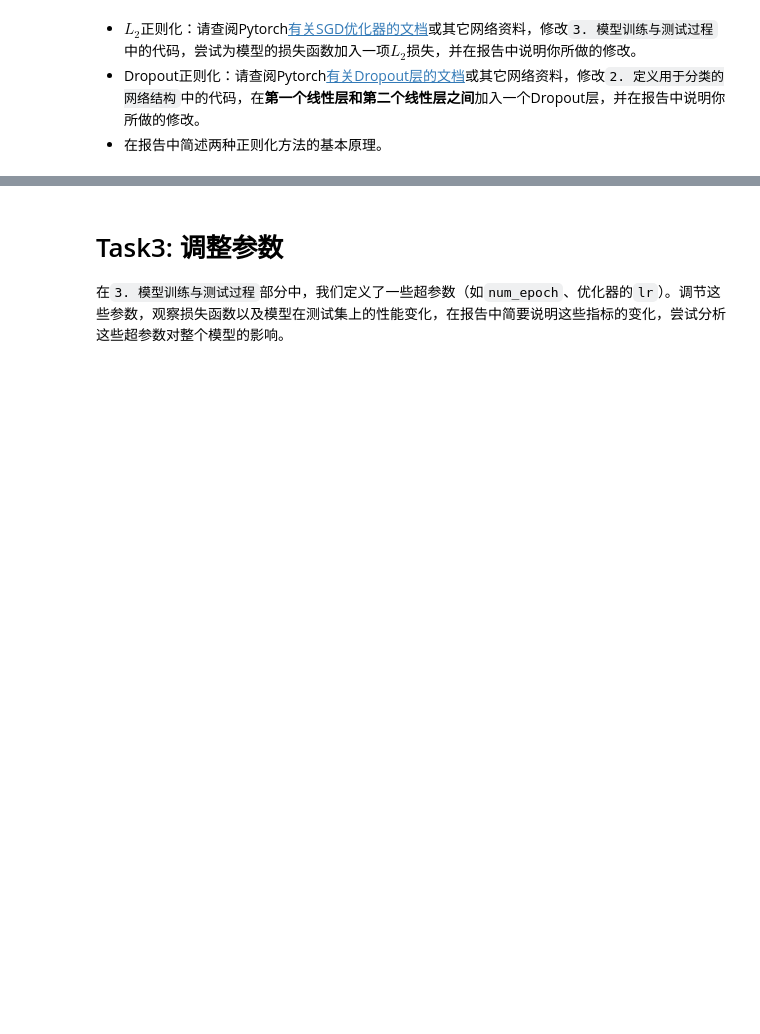
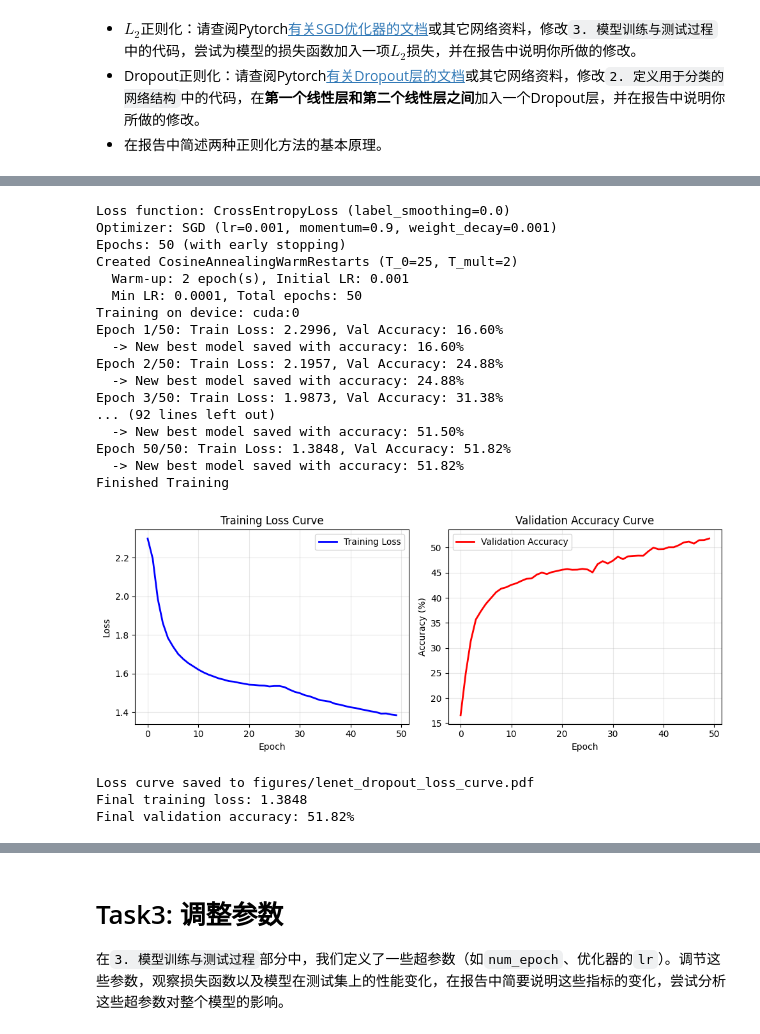
Before and after one commit to Snivallus/Introduction-to-AI-Project-01, a Jupyter notebook: project.ipynb, the cells around one changed output, grey strips where cells are left out. Drawn from its saved outputs; the diff is of its cells as text; code cells hidden in the pictures; blank space fills up the shorter version.

```diff
--- a/project.ipynb
+++ b/project.ipynb
@@ -352,8 +376,10 @@ lenet_baseline = lenet_baseline.to(device)
 
 # --- Shared hyperparameters (used across multiple experiments) ---
 LR = 0.001
+MIN_LR = LR * 0.1
 MOMENTUM = 0.9
-NUM_EPOCHS = 20
+NUM_EPOCHS = 50
+EARLY_STOPPING_PATIENCE = 10
 
 # --- Baseline experiment ---
 LABEL_SMOOTHING = 0.0  # Will be adjusted in Task3
@@ -374,25 +400,23 @@ scheduler_config_baseline = create_learning_rate_scheduler(
     optimizer_baseline,
     scheduler_type='cosine',
     total_epochs=NUM_EPOCHS,
-    initial_lr=LR
+    initial_lr=LR,
+    min_lr=MIN_LR
 )
 
 # Train the network
 save_path_baseline = 'checkpoints/lenet_baseline'
 train_losses_baseline, val_accuracies_baseline = train_model(
     model=lenet_baseline,
-    train_loader=trainloader,
+    train_loader=train_loader,
     criterion=criterion_baseline,
     optimizer=optimizer_baseline,
     num_epochs=NUM_EPOCHS,
     save_path=save_path_baseline,
-    val_loader=valloader,
-    early_stopping_patience=5,
+    val_loader=val_loader,
+    early_stopping_patience=EARLY_STOPPING_PATIENCE,
     scheduler_config=scheduler_config_baseline
 )
-
-# Plot loss curves using utility function
-plot_loss_curves(train_losses_baseline, val_accuracies_baseline, FIGURE_DIR / 'lenet_baseline_loss_curve.pdf')
 
 print(f"Final training loss: {train_losses_baseline[-1]:.4f}")
 if val_accuracies_baseline:
@@ -443,5 +491,5 @@ print("plot_loss_curves has already been called in the training cell above.")
 - Dropout正则化：请查阅Pytorch[有关Dropout层的文档](https://pytorch.org/docs/stable/generated/torch.nn.Dropout.html#dropout)或其它网络资料，修改`2. 定义用于分类的网络结构`中的代码，在**第一个线性层和第二个线性层之间**加入一个Dropout层，并在报告中说明你所做的修改。
 - 在报告中简述两种正则化方法的基本原理。
 # %%
-lenet_dropout = LeNet(dropout=0.5)
+lenet_dropout = LeNet(dropout=0.2)
 print(lenet_dropout)
@@ -454,47 +511,57 @@ lenet_dropout = lenet_dropout.to(device)
 weight_decay_dropout = 0.001
 optimizer_dropout = optim.SGD(
     lenet_dropout.parameters(), lr=LR, momentum=MOMENTUM, weight_decay=weight_decay_dropout
 )
 criterion_dropout = nn.CrossEntropyLoss(label_smoothing=LABEL_SMOOTHING)
 
 print(f"Loss function: CrossEntropyLoss (label_smoothing={LABEL_SMOOTHING})")
 print(f"Optimizer: SGD (lr={LR}, momentum={MOMENTUM}, weight_decay={weight_decay_dropout})")
 print(f"Epochs: {NUM_EPOCHS} (with early stopping)")
 
 # Create learning rate scheduler config (separate instance for this optimizer)
 scheduler_config_dropout = create_learning_rate_scheduler(
     optimizer_dropout,
     scheduler_type='cosine',
     total_epochs=NUM_EPOCHS,
-    initial_lr=LR
+    initial_lr=LR,
+    min_lr=MIN_LR
 )
 
 # Train Dropout network with L2 regularization
 save_path_dropout = 'checkpoints/lenet_dropout'
 train_losses_dropout, val_accuracies_dropout = train_model(
     model=lenet_dropout,
-    train_loader=trainloader,
+    train_loader=train_loader,
     criterion=criterion_dropout,
     optimizer=optimizer_dropout,
     num_epochs=NUM_EPOCHS,
     save_path=save_path_dropout,
-    val_loader=valloader,
-    early_stopping_patience=5,
+    val_loader=val_loader,
+    early_stopping_patience=EARLY_STOPPING_PATIENCE,
     scheduler_config=scheduler_config_dropout
 )
 
 # Plot loss curves
 plot_loss_curves(train_losses_dropout, val_accuracies_dropout, FIGURE_DIR / 'lenet_dropout_loss_curve.pdf')
-
-# Evaluate on test set
-print("\nEvaluating Dropout net on test set...")
-test_accuracy_dropout = predict(model=lenet_dropout, test_loader=testloader, device=device)
-
-# Results comparison
-print("\n=== Task2 Results: Dropout + L2 Regularization ===")
-if val_accuracies_dropout:
-    print(f"  - Best validation accuracy:   {max(val_accuracies_dropout):.2f}%")
-    print(f"  - Final validation accuracy:  {val_accuracies_dropout[-1]:.2f}%")
-else:
-    print("  - Validation accuracy: N/A")
-print(f"  - Test accuracy:              {test_accuracy_dropout:.2f}%")
+# %% [output]
+Loss function: CrossEntropyLoss (label_smoothing=0.0)
+Optimizer: SGD (lr=0.001, momentum=0.9, weight_decay=0.001)
+Epochs: 50 (with early stopping)
+Created CosineAnnealingWarmRestarts (T_0=25, T_mult=2)
+  Warm-up: 2 epoch(s), Initial LR: 0.001
+  Min LR: 0.0001, Total epochs: 50
+Training on device: cuda:0
+Epoch 1/50: Train Loss: 2.2996, Val Accuracy: 16.60%
+  -> New best model saved with accuracy: 16.60%
+Epoch 2/50: Train Loss: 2.1957, Val Accuracy: 24.88%
+  -> New best model saved with accuracy: 24.88%
+Epoch 3/50: Train Loss: 1.9873, Val Accuracy: 31.38%
+... (92 lines left out)
+  -> New best model saved with accuracy: 51.50%
+Epoch 50/50: Train Loss: 1.3848, Val Accuracy: 51.82%
+  -> New best model saved with accuracy: 51.82%
+Finished Training
+[figure, added]
+Loss curve saved to figures/lenet_dropout_loss_curve.pdf
+Final training loss: 1.3848
+Final validation accuracy: 51.82%
```
Also changed, not shown: parts of 13 cells of this notebook, 7 other files.
